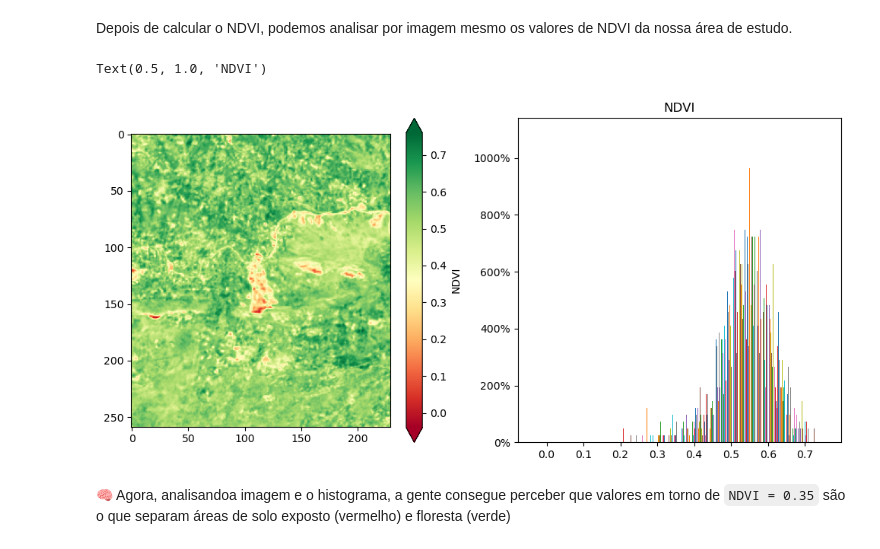
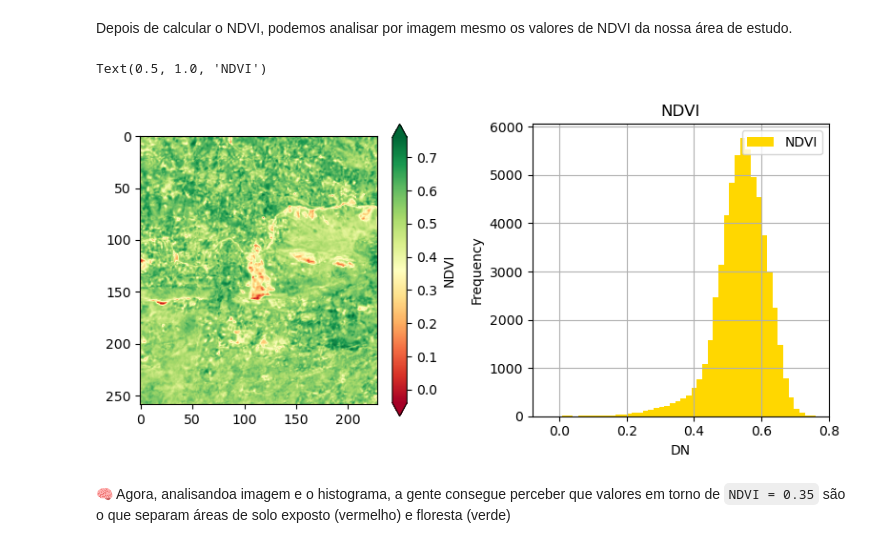
Before and after one commit to paeslemesa/tutoriaisPython, a Jupyter notebook: 10_Estudos_com_Numpy.ipynb, the cells around one changed output. Saved outputs shown, nothing was run; the diff lists cells and outputs as text; code cells hidden in the pictures.

```diff
--- a/10_Estudos_com_Numpy.ipynb
+++ b/10_Estudos_com_Numpy.ipynb
@@ -81,17 +81,25 @@ $NDVI = \frac{NIR-RED}{NIR+RED}$
 ndvi = (img_data[3, :, :] - img_data[0, :, :]) / (img_data[3, :, :] + img_data[0, :, :]) # calculando o NDVI
 # %% [markdown]
 Depois de calcular o NDVI, podemos analisar por imagem mesmo os valores de NDVI da nossa área de estudo.
-# %%
-fig, ax = plt.subplots(1, 2, figsize=(10,5), tight_layout=True)
-image = ax[0].imshow(ndvi, cmap='RdYlGn')
-
-fig.colorbar(image, ax=ax[0], extend = 'both', label='NDVI', cmap='RdYlGn')
-
-ax[1].hist(ndvi, bins=50, density = True)
-
-plt.title('NDVI')
-# %% [output]
-Text(0.5, 1.0, 'NDVI')
-[figure, removed]
+# %%
+fig, ax = plt.subplots(1, 2, figsize=(8,4), tight_layout=True)
+image = ax[0].imshow(ndvi, cmap='RdYlGn')
+
+fig.colorbar(image, ax=ax[0], extend = 'both', label='NDVI', cmap='RdYlGn')
+
+
+rio.plot.show_hist(ndvi, # determinando os dados para plotar o histograma
+                   bins=50, # aqui nós escolhemos a quantidade de grupos que vamos dividir nossos dados para faciliat visialização. Quanto maior, mais perto da realidade
+                   #histtype='stepfilled', # tipo de plotagem do histograma
+                   lw=0.2, # largura da linha
+                   #stacked=True, # se queremos os histogramas empilhados ou não
+                   #alpha=0.2, # transparência dos histogramas
+                   ax=ax[1], # plotando no eixo axhist
+                   label = ['NDVI']) # determinando os nomes das bandas
+
+plt.title('NDVI')
+# %% [output]
+Text(0.5, 1.0, 'NDVI')
+[figure, added]
 # %% [markdown]
 🧠 Agora, analisandoa imagem e o histograma, a gente consegue perceber que valores em torno de <code>NDVI = 0.35</code> são o que separam áreas de solo exposto (vermelho) e floresta (verde)
```
Also changed, not shown: parts of 14 cells of this notebook.
